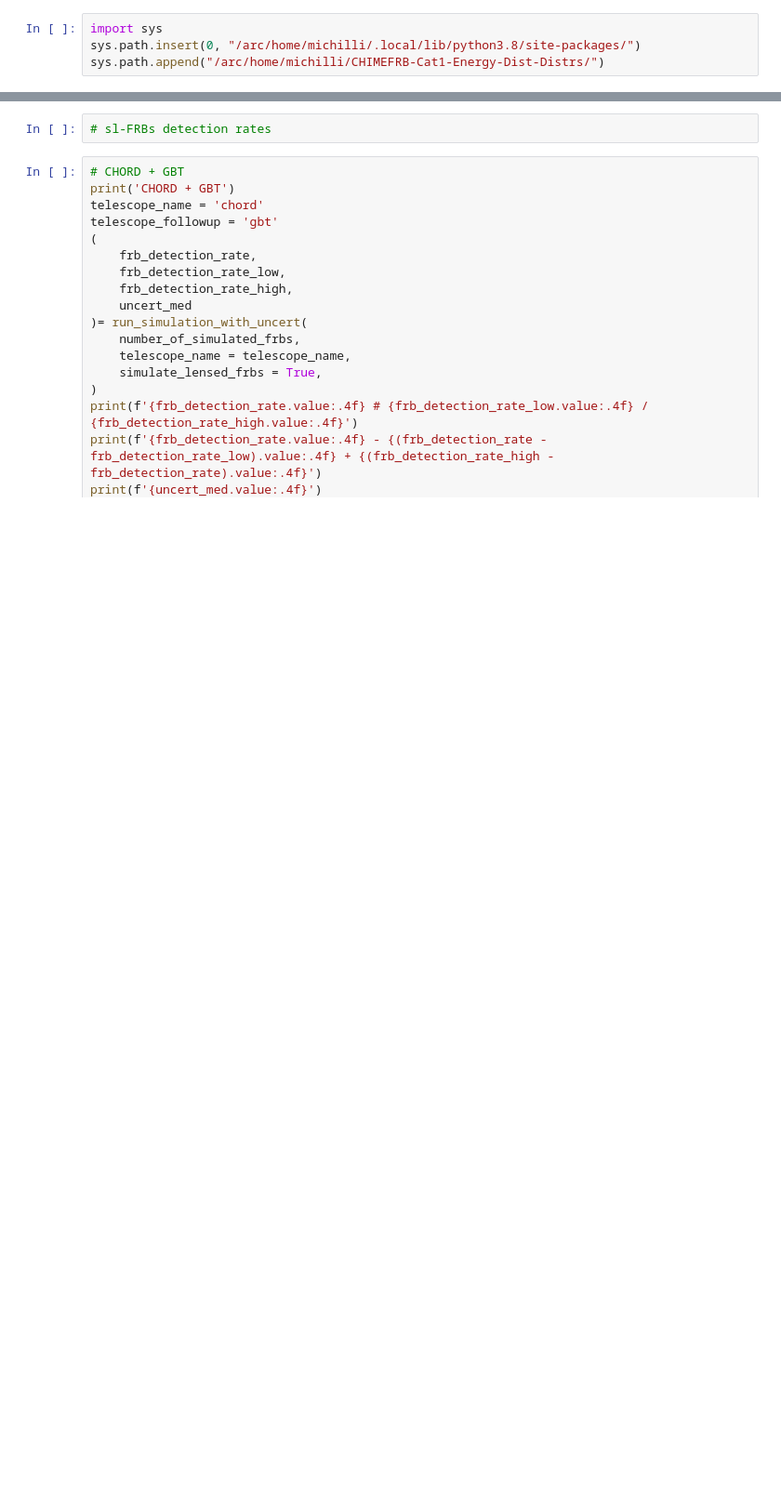
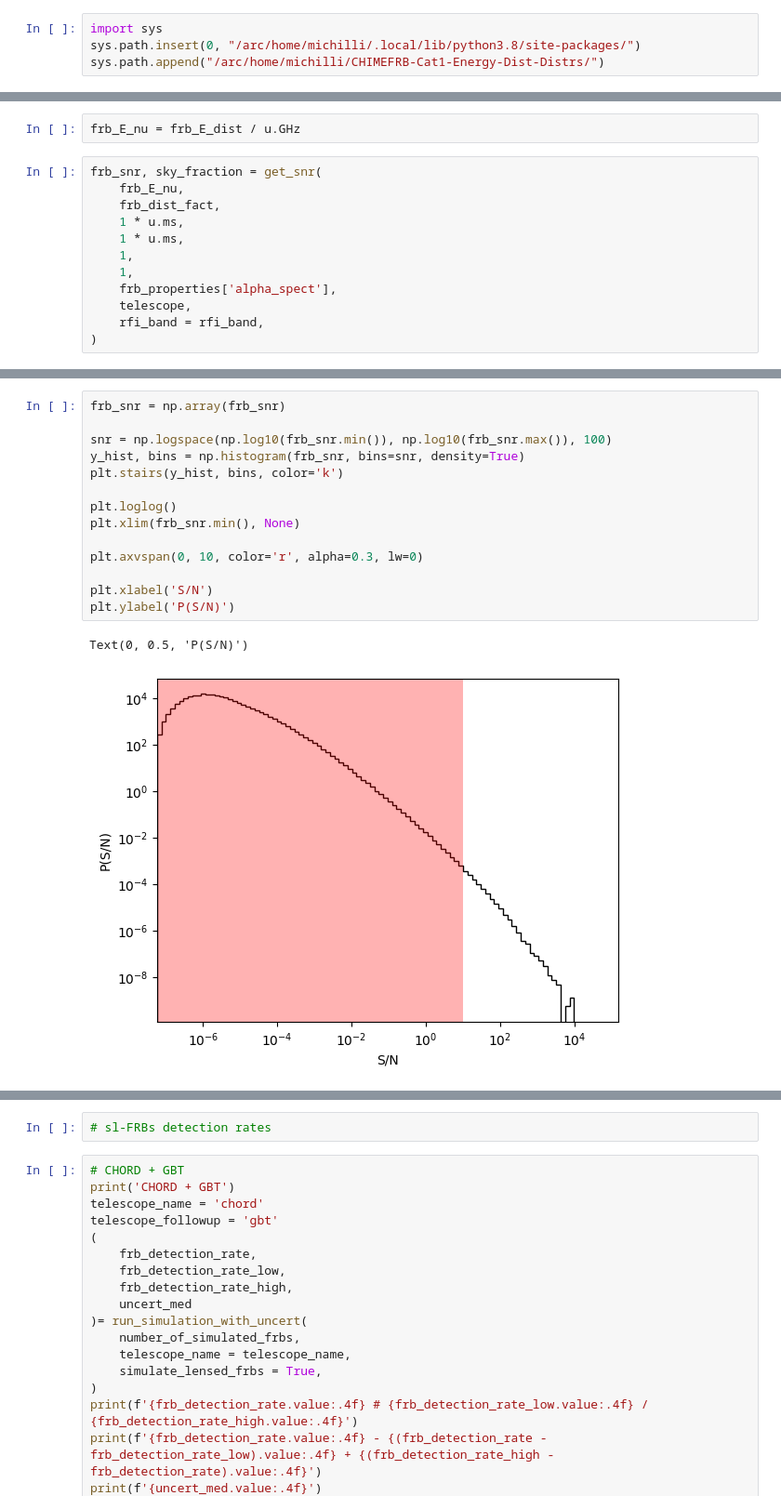
Before and after one commit to danielemichilli/slf, a Jupyter notebook: Gravitational_Lensing.ipynb, the cells around one changed output, grey strips where cells are left out. Shown at 93% size. Drawn from its saved outputs; the diff is of its cells as text; blank space fills up the shorter version.

```diff
--- a/Gravitational_Lensing.ipynb
+++ b/Gravitational_Lensing.ipynb
@@ -1304,0 +1526,14 @@ def set_simulation_size(simulation_goal):
+# %%
+frb_E_nu = frb_E_dist / u.GHz
+# %%
+frb_snr, sky_fraction = get_snr(
+    frb_E_nu,
+    frb_dist_fact,
+    1 * u.ms,
+    1 * u.ms,
+    1,
+    1,
+    frb_properties['alpha_spect'],
+    telescope,
+    rfi_band = rfi_band,
+)
@@ -1304,0 +1572,17 @@ def set_simulation_size(simulation_goal):
+# %%
+frb_snr = np.array(frb_snr)
+
+snr = np.logspace(np.log10(frb_snr.min()), np.log10(frb_snr.max()), 100)
+y_hist, bins = np.histogram(frb_snr, bins=snr, density=True)
+plt.stairs(y_hist, bins, color='k')
+
+plt.loglog()
+plt.xlim(frb_snr.min(), None)
+
+plt.axvspan(0, 10, color='r', alpha=0.3, lw=0)
+
+plt.xlabel('S/N')
+plt.ylabel('P(S/N)')
+# %% [output]
+Text(0, 0.5, 'P(S/N)')
+[figure, added]
```
Also changed, not shown: parts of 85 cells of this notebook.
